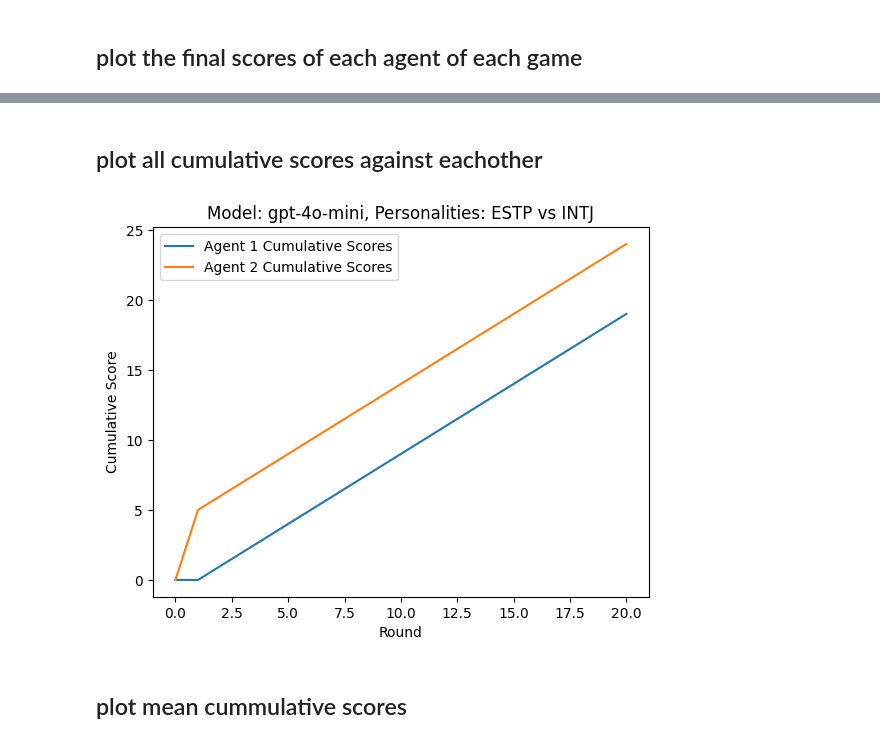
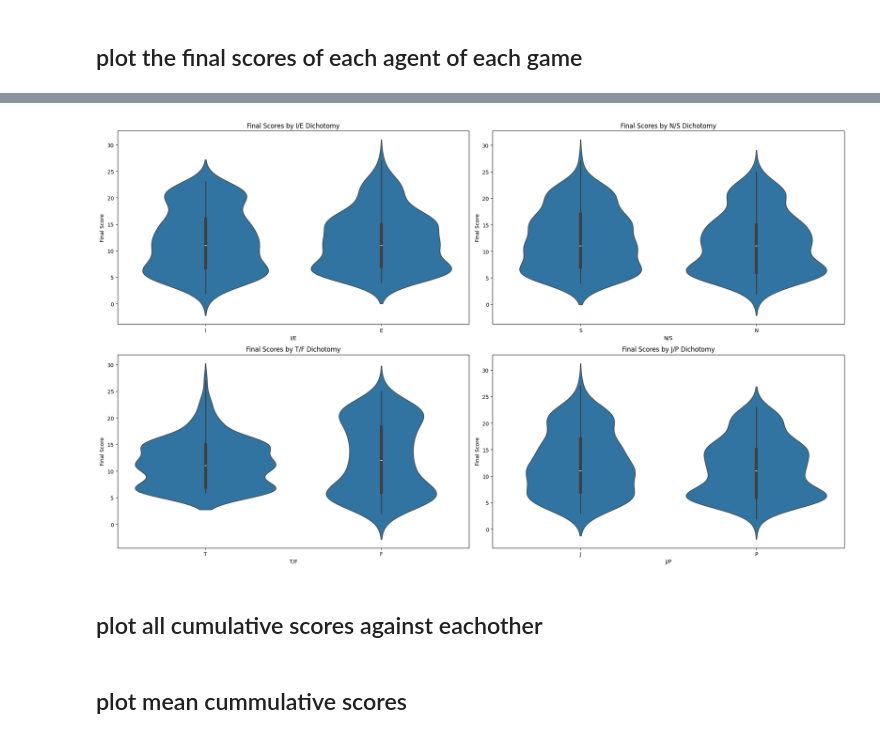
Before and after one commit to mathislindner/Multi-Agent-LLM-Game-Theory, a Jupyter notebook: plot_results.ipynb, the cells around one changed output, grey strips where cells are left out. Saved outputs shown, nothing was run; the diff lists cells and outputs as text; code cells hidden in the pictures.

```diff
--- a/plot_results.ipynb
+++ b/plot_results.ipynb
@@ -61,18 +92,53 @@ plt.show()
+# %%
+# Filter out the control groups
+filtered_df = final_scores_df[~final_scores_df['Personality'].isin(['NONE', 'ALTRUISTIC', 'SELFISH'])]
+
+# Create a new DataFrame to store the dichotomies
+dichotomies_df = pd.DataFrame()
+
+# Map each personality to its dichotomies
+dichotomies_df['I/E'] = filtered_df['Personality'].apply(lambda x: 'I' if x[0] == 'I' else 'E')
+dichotomies_df['N/S'] = filtered_df['Personality'].apply(lambda x: 'N' if x[1] == 'N' else 'S')
+dichotomies_df['T/F'] = filtered_df['Personality'].apply(lambda x: 'T' if x[2] == 'T' else 'F')
+dichotomies_df['J/P'] = filtered_df['Personality'].apply(lambda x: 'J' if x[3] == 'J' else 'P')
+dichotomies_df['Final Score'] = filtered_df['Final Score']
+
+# Plot the boxplots for each dichotomy
+plt.figure(figsize=(20, 12))
+
+plt.subplot(2, 2, 1)
+sns.violinplot(data=dichotomies_df, x='I/E', y='Final Score')
+plt.title('Final Scores by I/E Dichotomy')
+
+plt.subplot(2, 2, 2)
+sns.violinplot(data=dichotomies_df, x='N/S', y='Final Score')
+plt.title('Final Scores by N/S Dichotomy')
+
+plt.subplot(2, 2, 3)
+sns.violinplot(data=dichotomies_df, x='T/F', y='Final Score')
+plt.title('Final Scores by T/F Dichotomy')
+
+plt.subplot(2, 2, 4)
+sns.violinplot(data=dichotomies_df, x='J/P', y='Final Score')
+plt.title('Final Scores by J/P Dichotomy')
+
+plt.tight_layout()
+plt.show()
+# %% [output]
+[figure, added]
 # %% [markdown]
 ## plot all cumulative scores against eachother
 # %%
-for i, row in df.iterrows():
-    plt.figure()
-    agent_1_scores = row['agent_1_cumulative_scores']
-    agent_2_scores = row['agent_2_cumulative_scores']
-    plt.plot(range(len(agent_1_scores)), agent_1_scores, label='Agent 1 Cumulative Scores')
-    plt.plot(range(len(agent_2_scores)), agent_2_scores, label='Agent 2 Cumulative Scores')
-    plt.title(f"Model: {row['model_name']}, Personalities: {row['personality_1']} vs {row['personality_2']}")
-    plt.xlabel('Round')
-    plt.ylabel('Cumulative Score')
-    plt.legend()
-    plt.show()
+#for i, row in df.iterrows():
+#    plt.figure()
+#    agent_1_scores = row['agent_1_cumulative_scores']
+#    agent_2_scores = row['agent_2_cumulative_scores']
+#    plt.plot(range(len(agent_1_scores)), agent_1_scores, label='Agent 1 Cumulative Scores')
+#    plt.plot(range(len(agent_2_scores)), agent_2_scores, label='Agent 2 Cumulative Scores')
+#    plt.title(f"Model: {row['model_name']}, Personalities: {row['personality_1']} vs {row['personality_2']}")
+#    plt.xlabel('Round')
+#    plt.ylabel('Cumulative Score')
+#    plt.legend()
+#    plt.show()
-# %% [output]
-[figure, removed]
 # %% [markdown]
 ## plot mean cummulative scores
```
Also changed, not shown: parts of 5 cells of this notebook, 1 other file.
